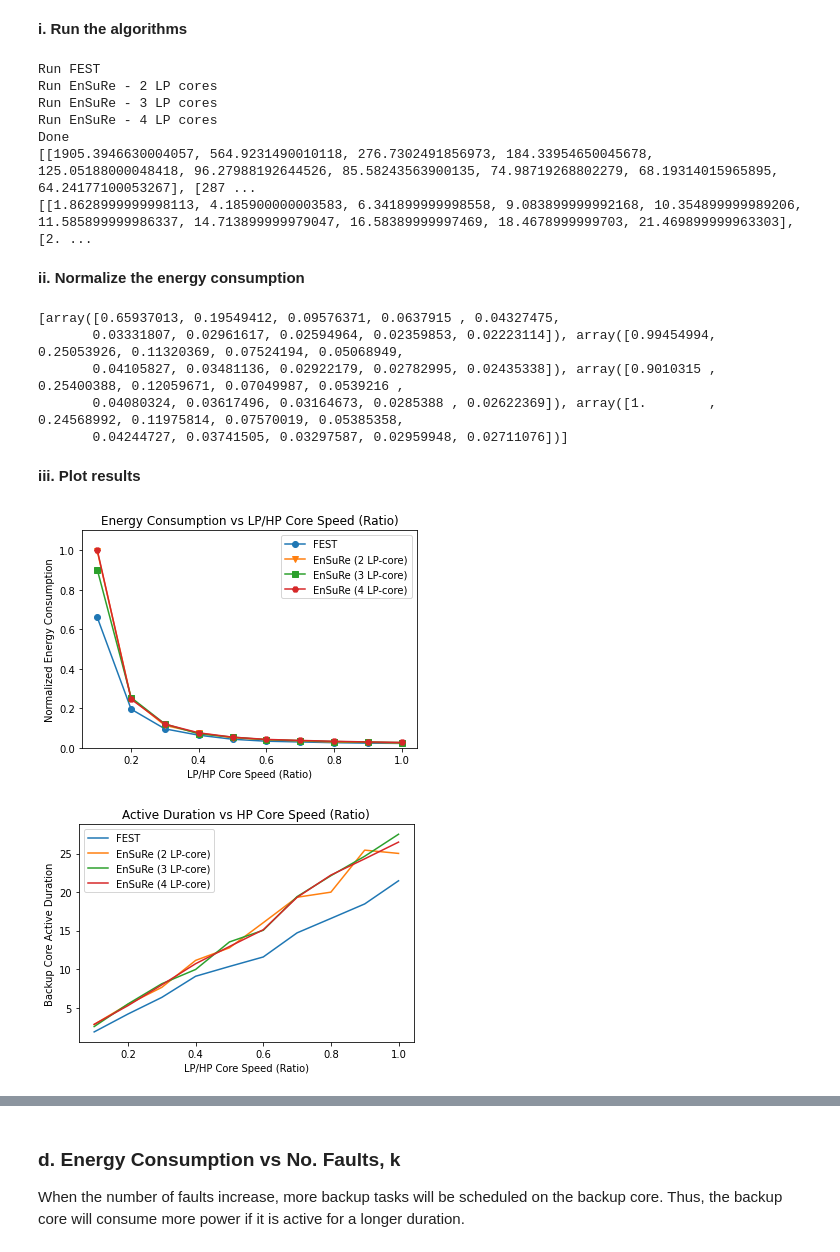
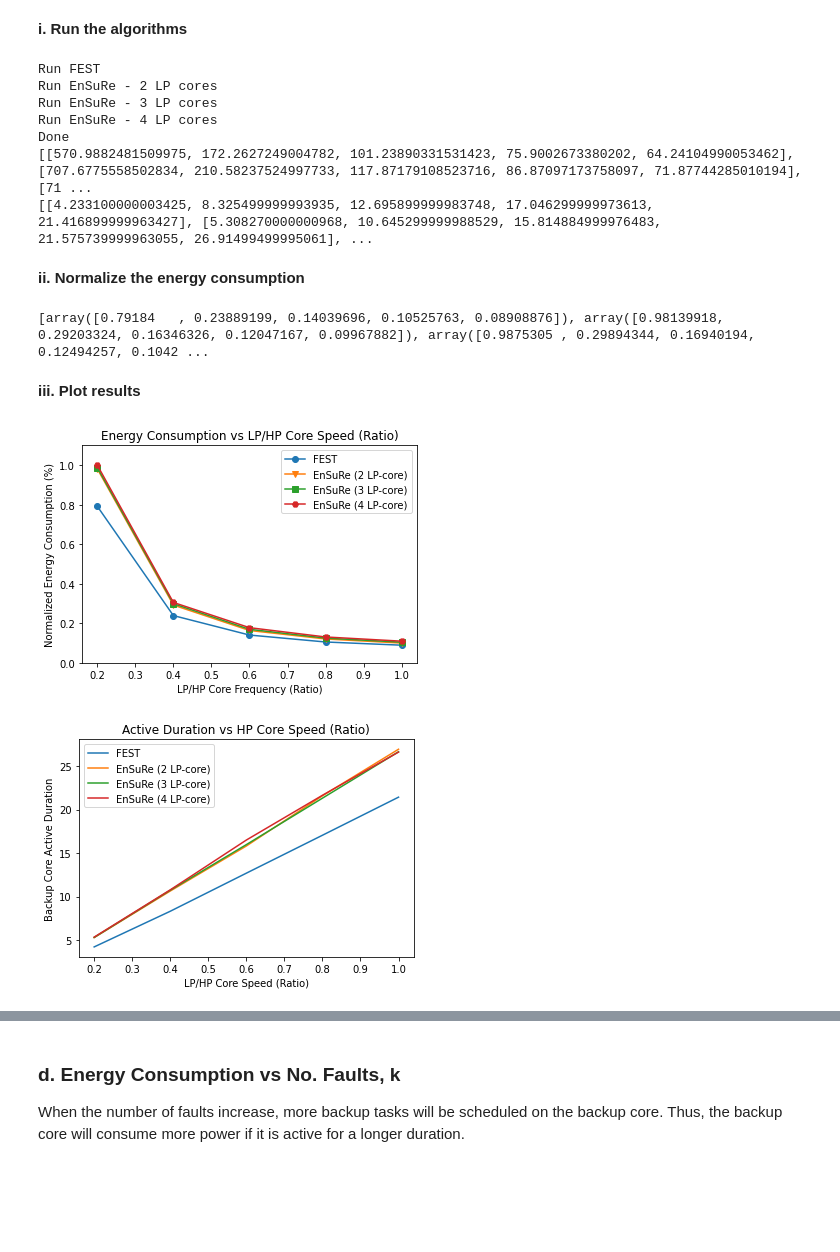
Before and after one commit to amin-kian/FT-RT-Scheduling-with-RL, a Jupyter notebook: FEST and EnSuRe Simulation.ipynb, the cells around one changed output, grey strips where cells are left out. Drawn from its saved outputs; the diff is of its cells as text; code cells hidden in the pictures; blank space fills up the shorter version.

Commit message:
Generated plots

```diff
--- a/FEST and EnSuRe Simulation.ipynb
+++ b/FEST and EnSuRe Simulation.ipynb
@@ -16,7 +16,7 @@ frame_duration = 200  # length of frame, in ms
 precision_taskgen = 2 # decimal places for execution time in taskset generation, i.e. 0.01 = 2 dp
 precision_dp = 4  # decimal places for system, i.e. 0.001 = 3 dp
 time_step = 1/10**precision_dp  # how responsive the system is, for execution time to be split into time units
-lp_hp_ratio = 0.4  # ratio of LP core:HP core speeds
+lp_hp_ratio = 0.8  # ratio of LP core:HP core speeds
 # %% [markdown]
 ## 2) Generate Task Sets (optional)
 
@@ -59,8 +59,8 @@ import matplotlib.pyplot as plt
 repeat = 4
 # %%
 #for testing
-repeat = 3
-num_sets = 3
+repeat = 5
+num_sets = 4
 # %% [markdown]
 ### a. Energy Consumption vs No. Cores
 
@@ -288,7 +288,7 @@ The change in frequency affects both the active duration and energy consumption
 # scheduler parameters
 k = 20
 sys_util = 0.5  # fixed at 50% system utilisation
-lp_hp_ratios = [0.1, 0.2, 0.3, 0.4, 0.5, 0.6, 0.7, 0.8, 0.9, 1.0]
+lp_hp_ratios = [0.2, 0.4, 0.6, 0.8, 1.0]
 
 # results to collect
 energy_consumed_results = []   # get energy consumed from the simulations
@@ -378,8 +378,8 @@ Run EnSuRe - 2 LP cores
 Run EnSuRe - 3 LP cores
 Run EnSuRe - 4 LP cores
 Done
-[[1905.3946630004057, 564.9231490010118, 276.7302491856973, 184.33954650045678, 125.05188000048418, 96.27988192644526, 85.58243563900135, 74.98719268802279, 68.19314015965895, 64.24177100053267], [287 ...
-[[1.8628999999998113, 4.185900000003583, 6.341899999998558, 9.083899999992168, 10.354899999989206, 11.585899999986337, 14.713899999979047, 16.58389999997469, 18.4678999999703, 21.469899999963303], [2. ...
+[[570.9882481509975, 172.2627249004782, 101.23890331531423, 75.9002673380202, 64.24104990053462], [707.6775558502834, 210.58237524997733, 117.87179108523716, 86.87097173758097, 71.87744285010194], [71 ...
+[[4.233100000003425, 8.325499999993935, 12.695899999983748, 17.046299999973613, 21.416899999963427], [5.308270000000968, 10.645299999988529, 15.814884999976483, 21.575739999963055, 26.91499499995061], ...
 # %% [markdown]
 **ii.  Normalize the energy consumption**
 # %%
@@ -397,30 +397,26 @@ for results in energy_consumed_results:
 
 print(results_norm)
 # %% [output]
-[array([0.65937013, 0.19549412, 0.09576371, 0.0637915 , 0.04327475,
-       0.03331807, 0.02961617, 0.02594964, 0.02359853, 0.02223114]), array([0.99454994, 0.25053926, 0.11320369, 0.07524194, 0.05068949,
-       0.04105827, 0.03481136, 0.02922179, 0.02782995, 0.02435338]), array([0.9010315 , 0.25400388, 0.12059671, 0.07049987, 0.0539216 ,
-       0.04080324, 0.03617496, 0.03164673, 0.0285388 , 0.02622369]), array([1.        , 0.24568992, 0.11975814, 0.07570019, 0.05385358,
-       0.04244727, 0.03741505, 0.03297587, 0.02959948, 0.02711076])]
+[array([0.79184   , 0.23889199, 0.14039696, 0.10525763, 0.08908876]), array([0.98139918, 0.29203324, 0.16346326, 0.12047167, 0.09967882]), array([0.9875305 , 0.29894344, 0.16940194, 0.12494257, 0.1042 ...
 # %% [markdown]
 **iii.  Plot results**
 # %%
 plt.title('Energy Consumption vs LP/HP Core Speed (Ratio)')
-plt.xlabel('LP/HP Core Speed (Ratio)')
-plt.ylabel('Normalized Energy Consumption')
+plt.xlabel('LP/HP Core Frequency (Ratio)')
+plt.ylabel('Normalized Energy Consumption (%)')
 
 plt.ylim([0.0, 1.1])
 
 plt.plot(lp_hp_ratios, results_norm[0], marker='o', label='FEST')
 plt.plot(lp_hp_ratios, results_norm[1], marker='v', label='EnSuRe (2 LP-core)')
 plt.plot(lp_hp_ratios, results_norm[2], marker='s', label='EnSuRe (3 LP-core)')
 plt.plot(lp_hp_ratios, results_norm[3], marker='H', label='EnSuRe (4 LP-core)')
 
 plt.legend()
 
 plt.show()
 # %% [output]
-[figure, old version]
+[figure, new version]
 # %%
 # Plot Backup Core Active Duration vs LP/HP Core Speed
 
@@ -436,7 +432,7 @@ plt.legend()
 
 plt.show()
 # %% [output]
-[figure, old version]
+[figure, new version]
 # %%
 # Plot Energy Consumption vs Backup Core Active Duration
 
```
Also changed, not shown: parts of 11 cells of this notebook.
